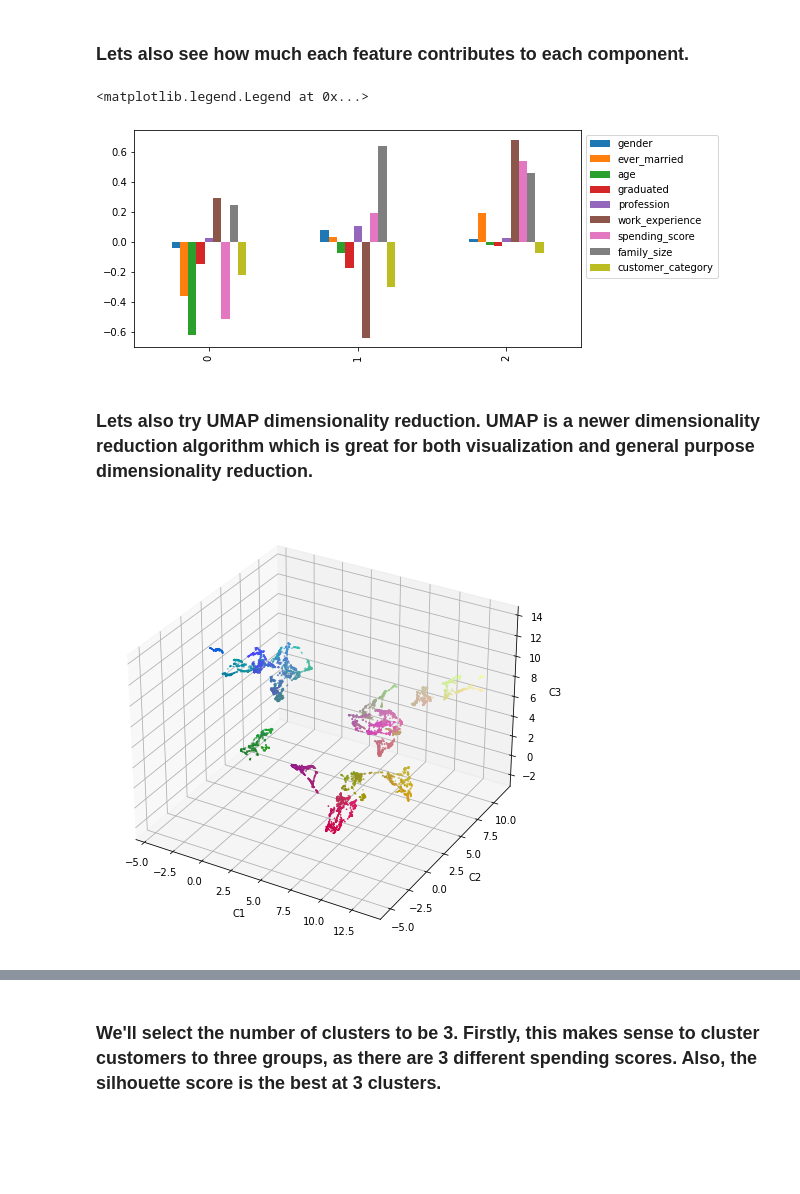
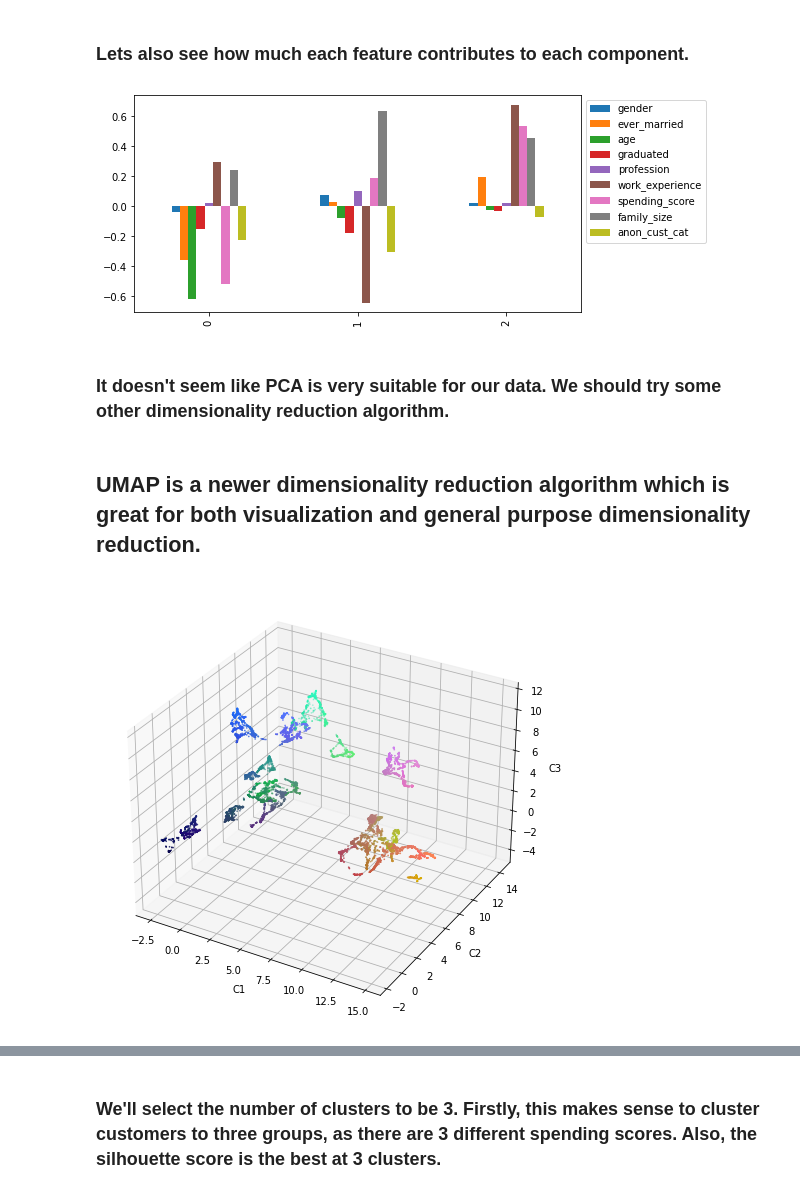
Before and after one commit to SanteriSuomi/Kaggle, a Jupyter notebook: CustomerSegmentation/CustomerSegmentation.ipynb, the cells around one changed output, grey strips where cells are left out. Cells and saved outputs as stored; diff of their text form; code cells hidden in the pictures; blank space fills up the shorter version.

```diff
--- a/CustomerSegmentation/CustomerSegmentation.ipynb
+++ b/CustomerSegmentation/CustomerSegmentation.ipynb
@@ -141,6 +143,6 @@ def clean_col_name(name):
     return name.strip().lower().replace(" ", "_")
 # %%
-data.rename(columns={"Var_1" : "customer_category"}, inplace=True) # Rename Var_1 to "(anomymous) customer category"
+data.rename(columns={"Var_1" : "anon_cust_cat"}, inplace=True) # Rename Var_1 to "anomymous customer category"
 data.rename(columns=clean_col_name, inplace=True)
 data.head()
 # %% [output]
@@ -273,16 +272,17 @@ _ = ax.set(
 ### Lets also see how much each feature contributes to each component.
 # %%
 fig, ax = plt.subplots(figsize=(8, 4))
-pd.DataFrame(
+_ = pd.DataFrame(
     pca.components_, columns=data.columns
 ).plot(kind="bar", ax=ax).legend(
     bbox_to_anchor=(1, 1)
 )
 # %% [output]
-<matplotlib.legend.Legend at 0x...>
-[figure, old version]
+[figure, new version]
+# %% [markdown]
+### It doesn't seem like PCA is very suitable for our data. We should try some other dimensionality reduction algorithm.
 # %% [markdown]
-### Lets also try UMAP dimensionality reduction. UMAP is a newer dimensionality reduction algorithm which is great for both visualization and general purpose dimensionality reduction.
+## UMAP is a newer dimensionality reduction algorithm which is great for both visualization and general purpose dimensionality reduction.
 # %%
 def draw_umap(n_neighbors=20, min_dist=0.1, n_components=3, metric="euclidean"): # Quick helper function to test different UMAP parameters
     umap = up.UMAP(
@@ -314,5 +314,5 @@ def draw_umap(n_neighbors=20, min_dist=0.1, n_components=3, metric="euclidean"):
 # %%
 data_umap = draw_umap(n_neighbors=30, min_dist=0.05, n_components=3)
 # %% [output]
-[figure, old version]
+[figure, new version]
 # %% [markdown]
```
Also changed, not shown: parts of 28 cells of this notebook, 1 other file.
